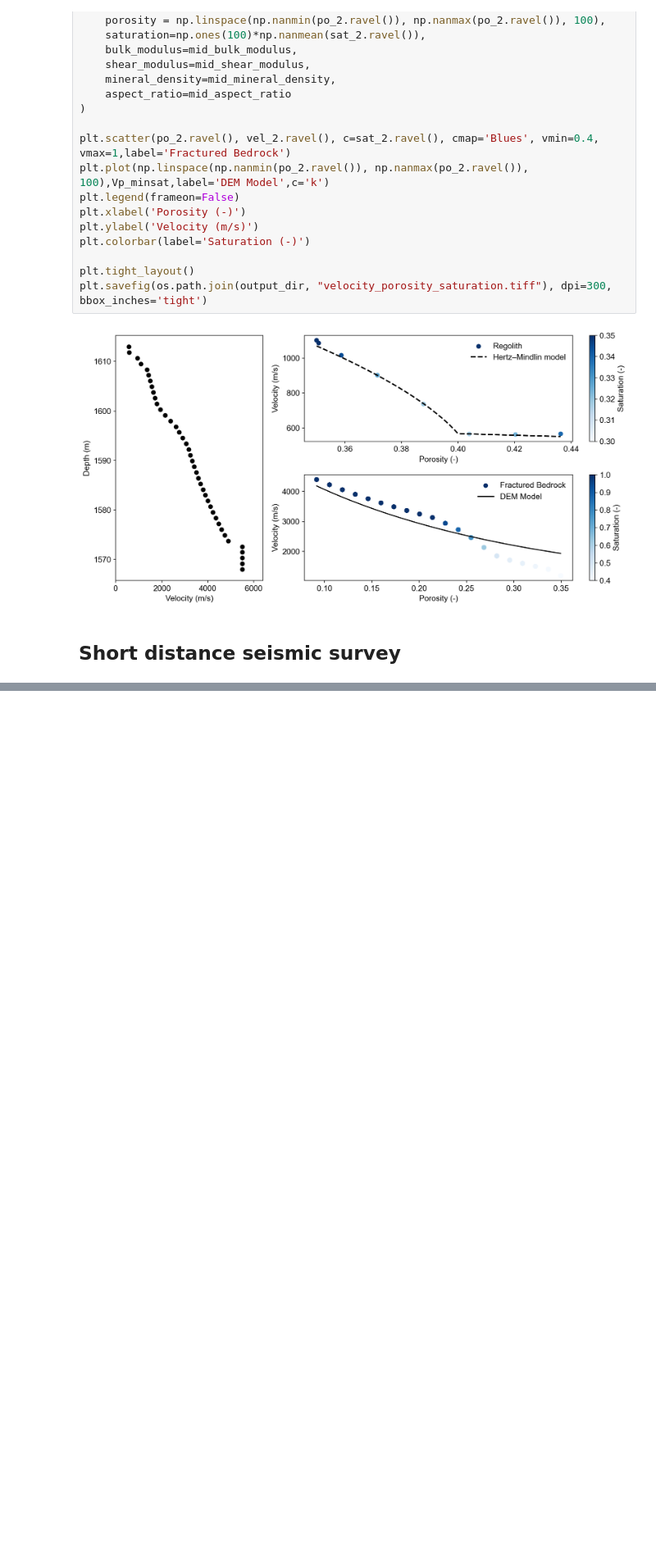
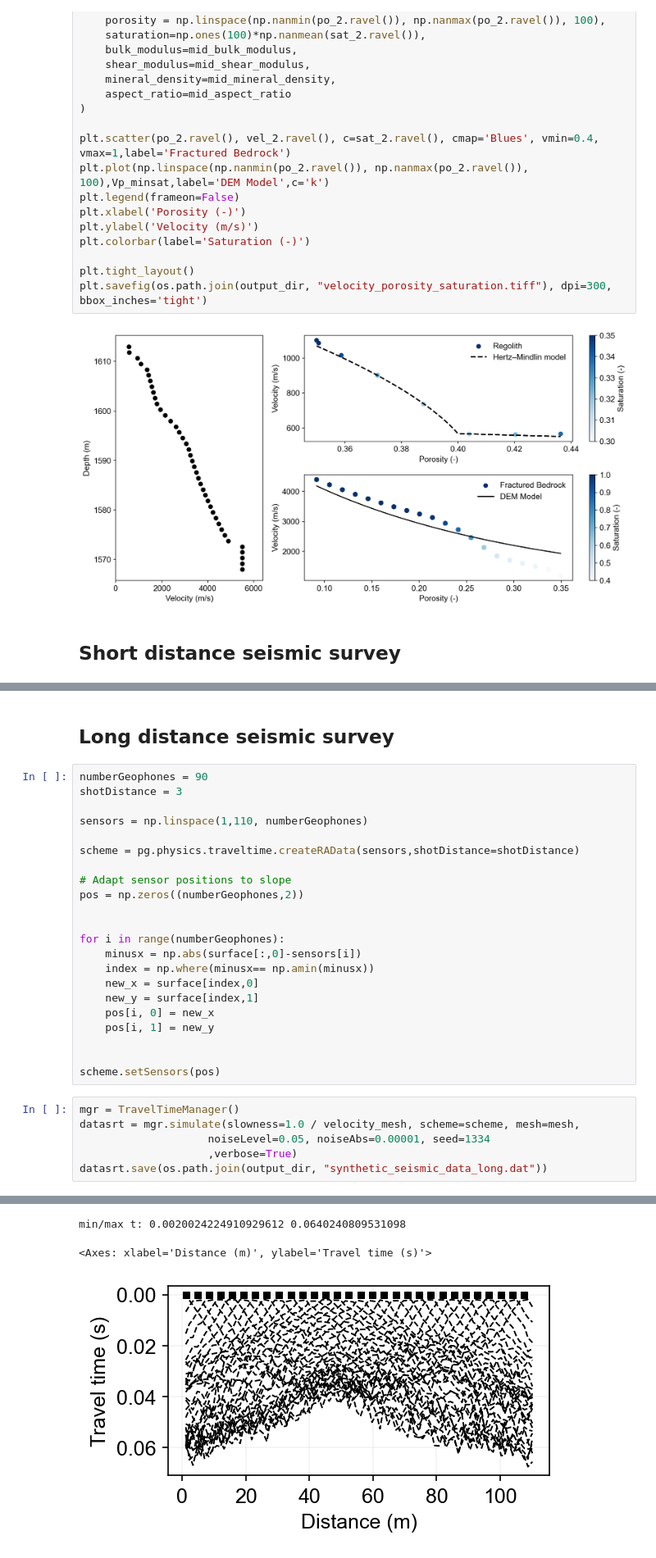
Before and after one commit to geohang/PyHydroGeophysX, a Jupyter notebook: examples/EX_SRT_forward.ipynb, the cells around one changed output, grey strips where cells are left out. Shown at 82% size. Cells and saved outputs as stored; diff of their text form; blank space fills up the shorter version.

```diff
--- a/examples/EX_SRT_forward.ipynb
+++ b/examples/EX_SRT_forward.ipynb
@@ -456,0 +459,31 @@ fig.savefig(os.path.join(output_dir, "synthetic_seismic_data_first_picks_short.t
+# %% [markdown]
+## Long distance seismic survey
+# %%
+numberGeophones = 90
+shotDistance = 3
+
+sensors = np.linspace(1,110, numberGeophones)
+
+scheme = pg.physics.traveltime.createRAData(sensors,shotDistance=shotDistance)
+
+# Adapt sensor positions to slope
+pos = np.zeros((numberGeophones,2))
+
+
+for i in range(numberGeophones):
+    minusx = np.abs(surface[:,0]-sensors[i])
+    index = np.where(minusx== np.amin(minusx))
+    new_x = surface[index,0]
+    new_y = surface[index,1]
+    pos[i, 0] = new_x
+    pos[i, 1] = new_y
+
+
+scheme.setSensors(pos)
+# %%
+mgr = TravelTimeManager()
+datasrt = mgr.simulate(slowness=1.0 / velocity_mesh, scheme=scheme, mesh=mesh,
+                    noiseLevel=0.05, noiseAbs=0.00001, seed=1334
+                    ,verbose=True)
+datasrt.save(os.path.join(output_dir, "synthetic_seismic_data_long.dat"))
+# %% [output]
@@ -456,0 +491,3 @@ fig.savefig(os.path.join(output_dir, "synthetic_seismic_data_first_picks_short.t
+min/max t: 0.0020024224910929612 0.0640240809531098
+<Axes: xlabel='Distance (m)', ylabel='Travel time (s)'>
+[figure, added]
```
Also changed, not shown: parts of 5 cells of this notebook, 3 other files.
